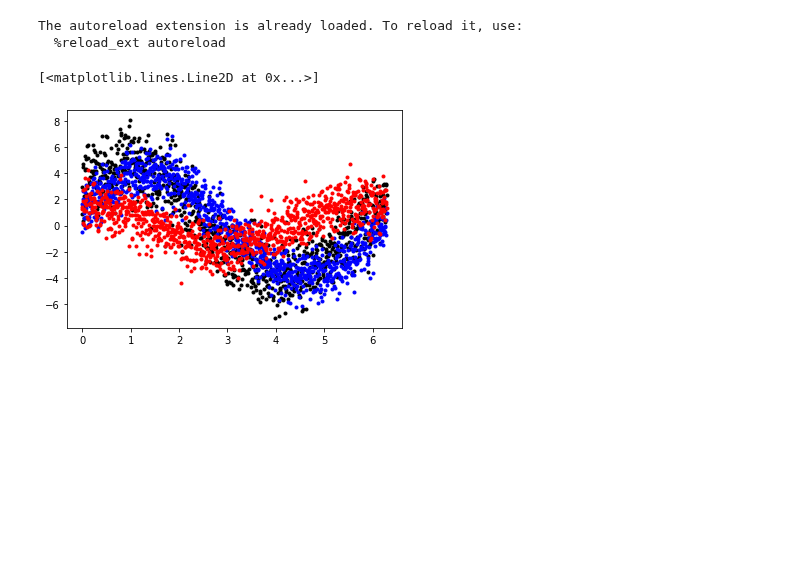
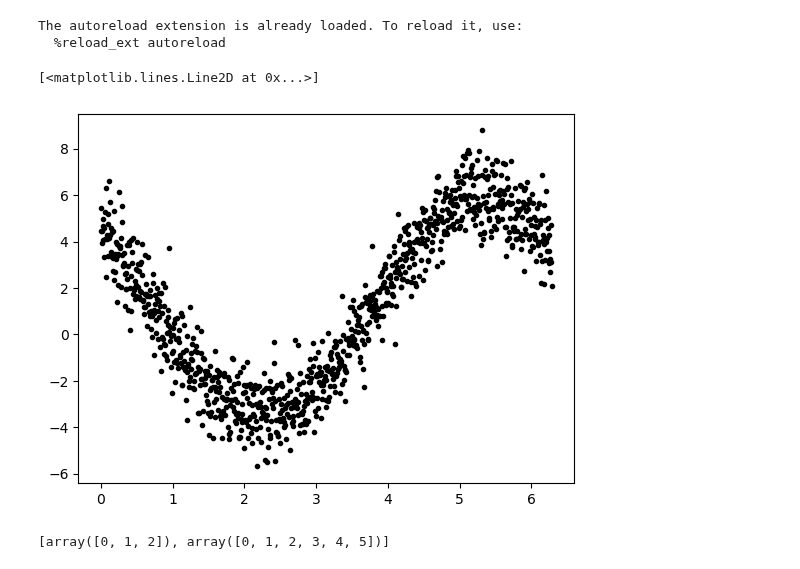
Before and after one commit to AaronDJohnson/impulse_mcmc, a Jupyter notebook: examples/test_2_model.ipynb, the cells around one changed output. Saved outputs shown, nothing was run; the diff lists cells and outputs as text; code cells hidden in the pictures; blank space fills up the shorter version.

```diff
--- a/examples/test_2_model.ipynb
+++ b/examples/test_2_model.ipynb
@@ -20,10 +16,10 @@ data = data1 + data2
-# %%
-plt.plot(x1, data, 'k.')
-plt.plot(x2, data2, 'b.')
-plt.plot(x1, data1, 'r.')
-# %% [output]
-[<matplotlib.lines.Line2D at 0x...>]
-[figure, removed]
+# %%
+x, data, omega_real, a_real, phi_real = make_multiple_sin_data(1000, 2)
+# %%
+plt.plot(x, data, 'k.')
+# %% [output]
+[<matplotlib.lines.Line2D at 0x...>]
+[figure, added]
 # %%
 class LogLikelihood:
     def __init__(self, x, data, sigma=1):
@@ -69,0 +124,4 @@ class LogPrior:
+# %%
+pspace.model_params
+# %% [output]
+[array([0, 1, 2]), array([0, 1, 2, 3, 4, 5])]
```
Also changed, not shown: parts of 5 cells of this notebook.
